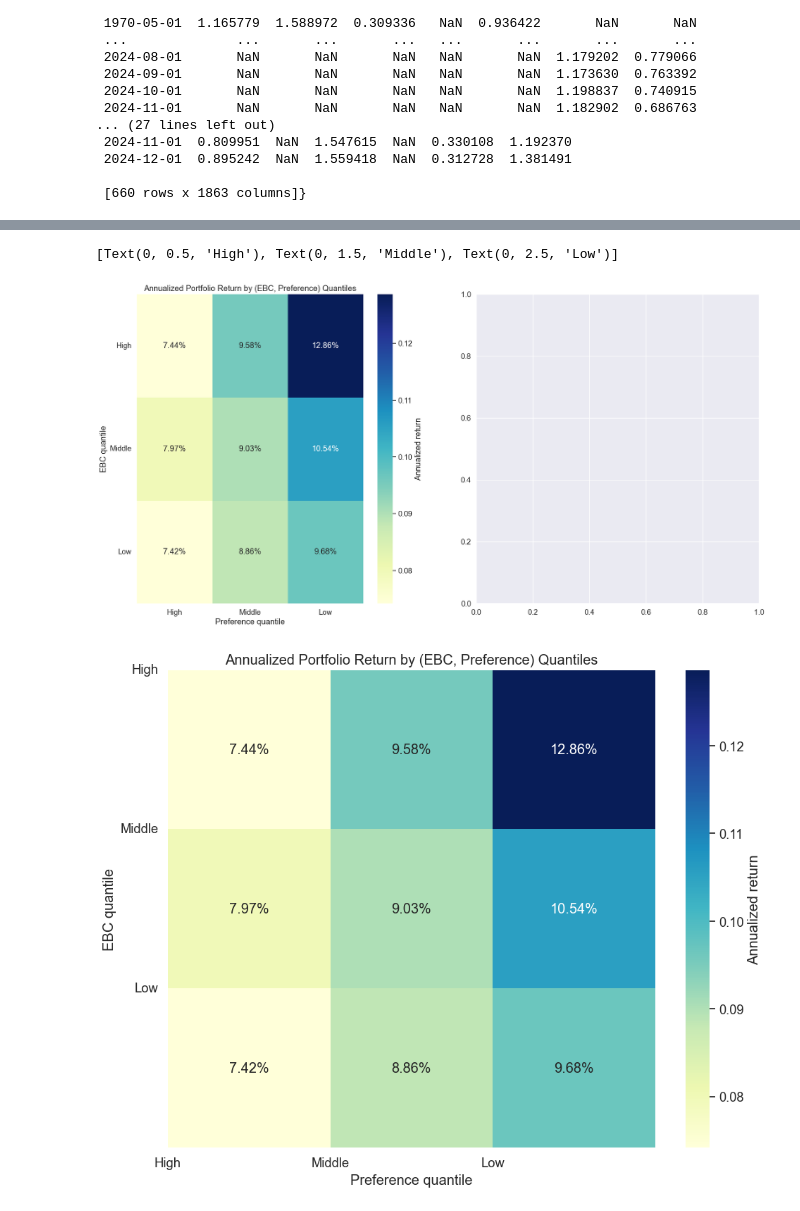
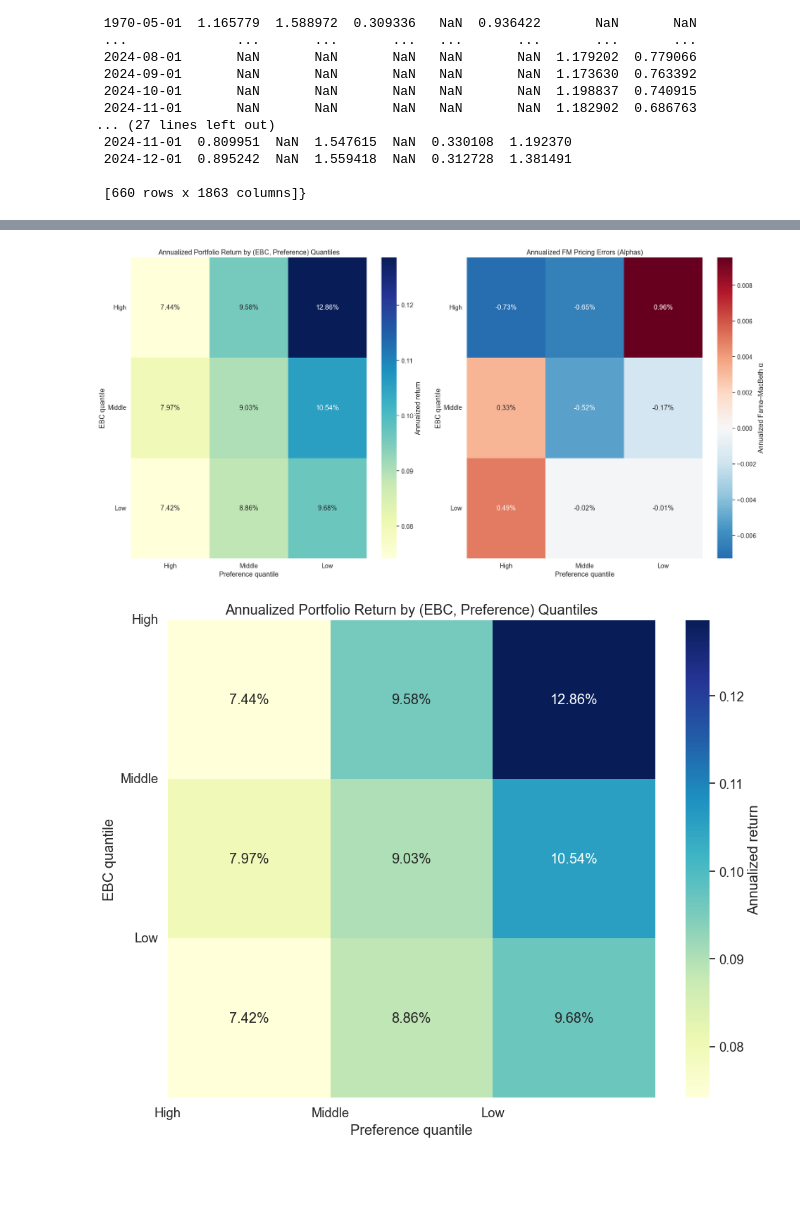
Before and after one commit to eviprous/Invesco-Research, a Jupyter notebook: Vibariate Sort.ipynb, the cells around one changed output, grey strips where cells are left out. Saved outputs shown, nothing was run; the diff lists cells and outputs as text; code cells hidden in the pictures; blank space fills up the shorter version.

```diff
--- a/Vibariate Sort.ipynb
+++ b/Vibariate Sort.ipynb
@@ -276,6 +276,13 @@ for date in tqdm(sorted(dates_common), desc="forming portfolios"):
     print(df["q1"])
     df['q2'] = assign_q(df['beta2'], n_q2)
 
+    if 'quantile_map' not in locals():
+        quantile_map = []
+    for i in range(1, n_q1 + 1):
+        for j in range(1, n_q2 + 1):
+            stocks_in_cell = df.index[(df['q1'] == i) & (df['q2'] == j)].tolist()
+            quantile_map.append({'date': date, 'q1': i, 'q2': j, 'stocks': stocks_in_cell})
+
     # compute equal-weighted return for each cell
     for i in range(1, n_q1+1):
         for j in range(1, n_q2+1):
@@ -298,6 +305,14 @@ for date in tqdm(sorted(dates_common), desc="forming portfolios"):
 
 # build DataFrame of portfolio returns
 portrets = pd.DataFrame(port_ret_rows)
+
+if 'quantile_map' in locals():
+    quantile_map_df = pd.DataFrame(quantile_map)
+    quantile_map_df.set_index(['date', 'q1', 'q2'], inplace=True)
+    print("\nQuantile membership table created:")
+    print(quantile_map_df.head())
+else:
+    print("No quantile_map found — make sure code inside loop ran correctly.")
 portrets['date'] = pd.to_datetime(portrets['date'])
 portrets = portrets.set_index(['date', 'q1', 'q2']).sort_index()
 
@@ -710,50 +730,49 @@ Text(163.25, 0.5, 'ECB quantile')
 # %%
 # annualize the grids
 mean_grid_annual = (1 + mean_grid.astype(float))**12 - 1
 alpha_grid_annual = (1 + alpha_grid.astype(float))**12 - 1
 
 # plot heatmaps
 fig, axes = plt.subplots(1, 2, figsize=(20, 10))
 
 labels = ['High', 'Middle', 'Low']
 
 # heatmap 1: mean returns annualized
 sns.heatmap(
     mean_grid_annual,
     ax=axes[0],
     cmap="YlGnBu",
     annot=True,
     fmt=".2%",
     cbar_kws={'label': 'Annualized return'}
 )
 axes[0].set_title("Annualized Portfolio Return by (EBC, Preference) Quantiles")
 axes[0].set_xlabel("Preference quantile")
 axes[0].set_ylabel("EBC quantile")
 axes[0].set_xticklabels(labels)
 axes[0].set_yticklabels(labels, rotation=0)
 
 
-# # heatmap 2: FM alpha annualized
-# sns.heatmap(
-#     alpha_grid_annual,
-#     ax=axes[1],
-#     cmap="RdBu_r",
-#     center=0,
-#     annot=True,
-#     fmt=".2%",
-#     cbar_kws={'label': 'Annualized Fama–MacBeth α'}
-# )
-# axes[1].set_title("Annualized FM Pricing Errors (Alphas)")
-# axes[1].set_xlabel("Preference quantile")
-# axes[1].set_ylabel("EBC quantile")
-# axes[1].set_xticklabels(labels)
-# axes[1].set_yticklabels(labels, rotation=0)
+# heatmap 2: FM alpha annualized
+sns.heatmap(
+    alpha_grid_annual,
+    ax=axes[1],
+    cmap="RdBu_r",
+    center=0,
+    annot=True,
+    fmt=".2%",
+    cbar_kws={'label': 'Annualized Fama–MacBeth α'}
+)
+axes[1].set_title("Annualized FM Pricing Errors (Alphas)")
+axes[1].set_xlabel("Preference quantile")
+axes[1].set_ylabel("EBC quantile")
+axes[1].set_xticklabels(labels)
+axes[1].set_yticklabels(labels, rotation=0)
 
-# plt.tight_layout()
-# plt.show()
+plt.tight_layout()
+plt.show()
 # %% [output]
-[Text(0, 0.5, 'High'), Text(0, 1.5, 'Middle'), Text(0, 2.5, 'Low')]
-[figure, old version]
+[figure, new version]
 # %%
 # annualize the mean grid
 mean_grid_annual = (1 + mean_grid.astype(float))**12 - 1
```
Also changed, not shown: parts of 13 cells of this notebook, 3 other files.
